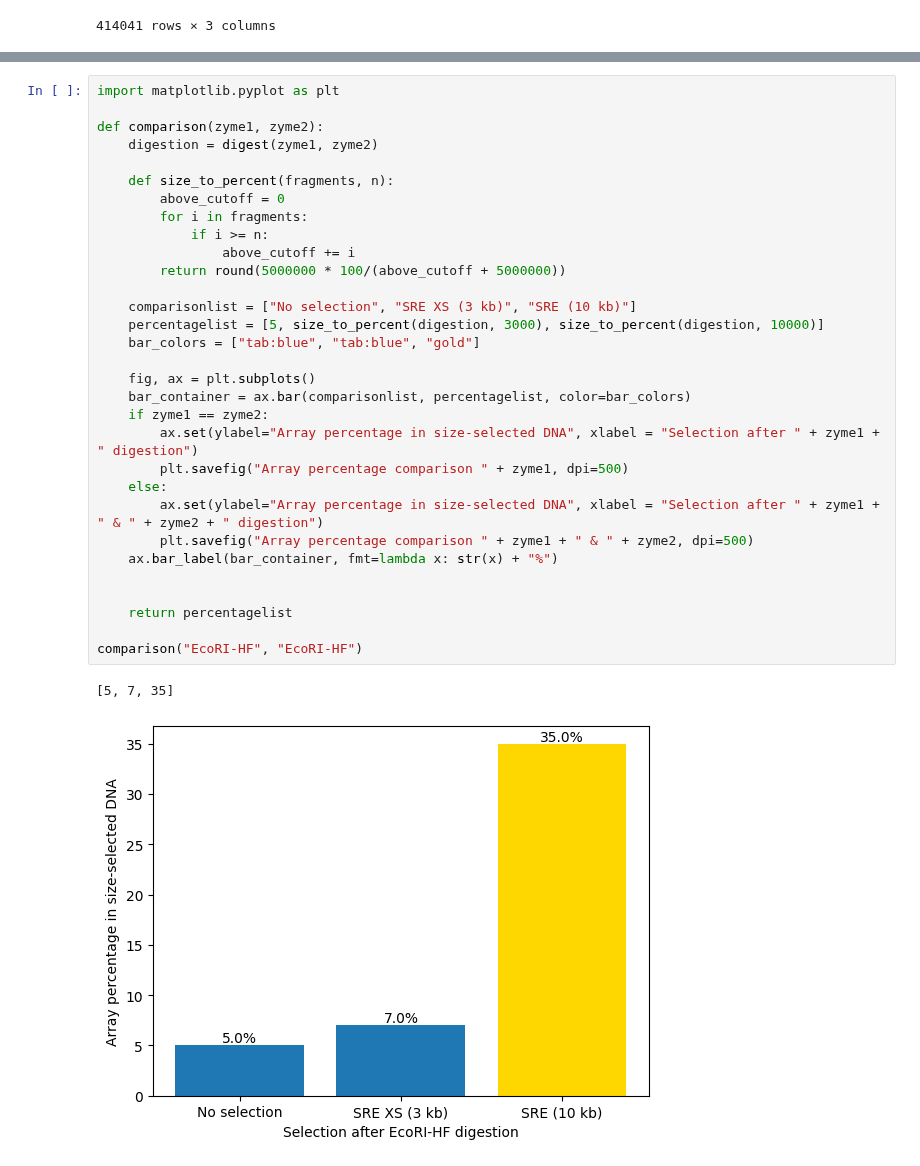
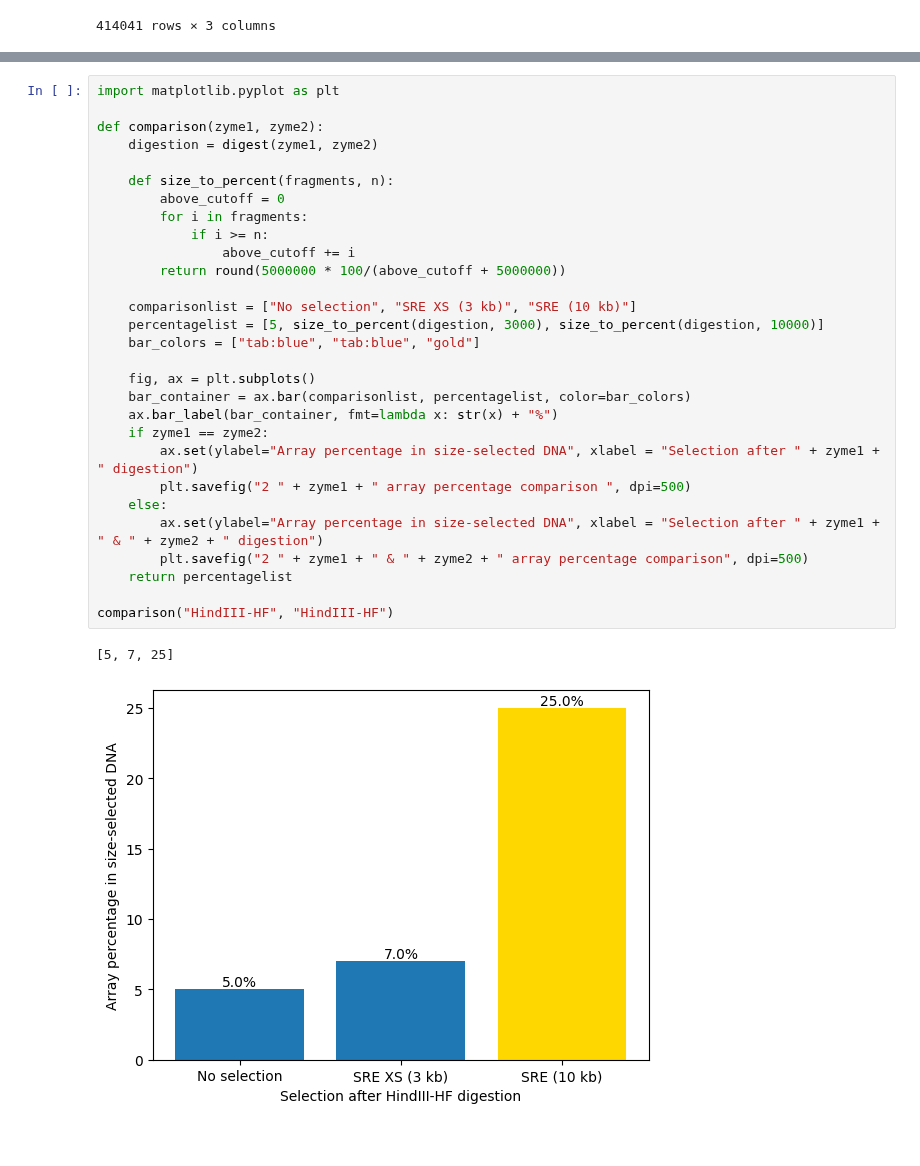
Before and after one commit to JeromeeX/wormdigester, a Jupyter notebook: wormdigester.ipynb, the cells around one changed output, grey strips where cells are left out. Cells and saved outputs as stored; diff of their text form.

```diff
--- a/wormdigester.ipynb
+++ b/wormdigester.ipynb
@@ -162,34 +162,32 @@ plotting("HindIII-HF", "HindIII-HF")
 # %%
 import matplotlib.pyplot as plt
 
 def comparison(zyme1, zyme2):
     digestion = digest(zyme1, zyme2)
 
     def size_to_percent(fragments, n):
         above_cutoff = 0
         for i in fragments:
             if i >= n:
                 above_cutoff += i
         return round(5000000 * 100/(above_cutoff + 5000000))
 
     comparisonlist = ["No selection", "SRE XS (3 kb)", "SRE (10 kb)"]
     percentagelist = [5, size_to_percent(digestion, 3000), size_to_percent(digestion, 10000)]
     bar_colors = ["tab:blue", "tab:blue", "gold"]
 
     fig, ax = plt.subplots()
     bar_container = ax.bar(comparisonlist, percentagelist, color=bar_colors)
+    ax.bar_label(bar_container, fmt=lambda x: str(x) + "%")
     if zyme1 == zyme2:
         ax.set(ylabel="Array percentage in size-selected DNA", xlabel = "Selection after " + zyme1 + " digestion")
-        plt.savefig("Array percentage comparison " + zyme1, dpi=500)
+        plt.savefig("2 " + zyme1 + " array percentage comparison ", dpi=500)
     else:
         ax.set(ylabel="Array percentage in size-selected DNA", xlabel = "Selection after " + zyme1 + " & " + zyme2 + " digestion")
-        plt.savefig("Array percentage comparison " + zyme1 + " & " + zyme2, dpi=500)
-    ax.bar_label(bar_container, fmt=lambda x: str(x) + "%")
-
-
+        plt.savefig("2 " + zyme1 + " & " + zyme2 + " array percentage comparison", dpi=500)
     return percentagelist
 
-comparison("EcoRI-HF", "EcoRI-HF")
+comparison("HindIII-HF", "HindIII-HF")
 # %% [output]
-[5, 7, 35]
+[5, 7, 25]
-[figure, old version]
+[figure, new version]
```
Also changed, not shown: parts of 2 cells of this notebook.
